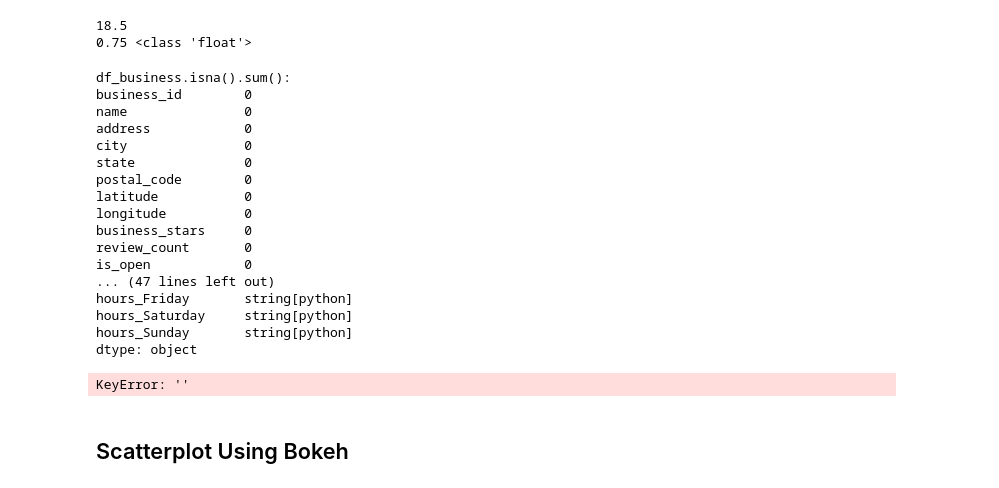
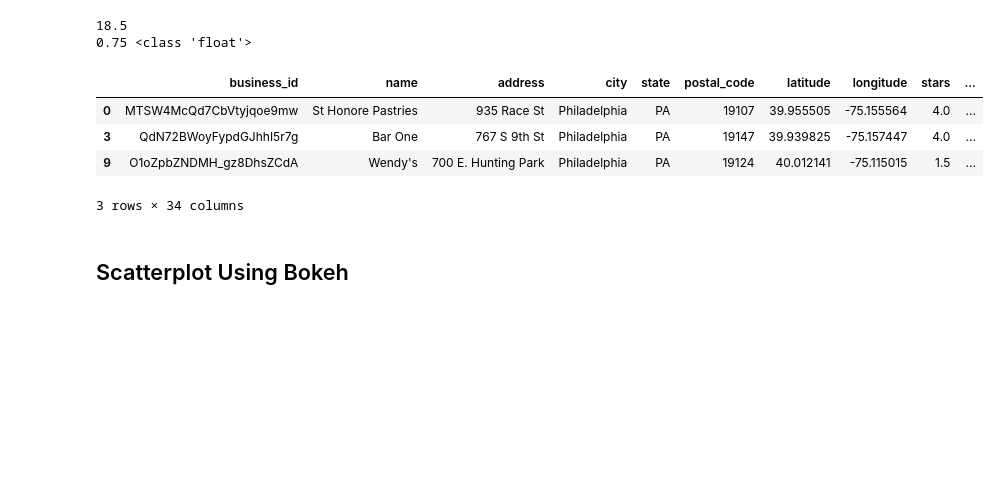
Before and after one commit to Lollobin/yelp-datavisualization, a Jupyter notebook: andreas-experiments/andreas-experiments.ipynb, the cells around one changed output. Saved outputs shown, nothing was run; the diff lists cells and outputs as text; code cells hidden in the pictures; blank space fills up the shorter version.

```diff
--- a/andreas-experiments/andreas-experiments.ipynb
+++ b/andreas-experiments/andreas-experiments.ipynb
@@ -154,43 +163,37 @@ print(test_duration, type(test_duration))
 18.5
 0.75 <class 'float'>
 # %%
+# Define kinds of restaurants we are interested in. May need to delete this later
+# to allow the user to define this with UI
 categories_of_interest = ['Chinese', 'Japanese', 'Italian', 'Polish', 'Scandinavian']
-# Handle NaN values. There are no NaN values
-print(f"df_business.isna().sum(): \n{df_business.isna().sum()}")
-df_business = df_business.dropna(subset=["address"])
-print(f"df_business.isna().sum() after drop: \n{df_business.isna().sum()}")
 
 # Convert column types to string
 df_business = df_business.convert_dtypes()
-print(f"df_business.dtypes: \n{df_business.dtypes}")
+#print(f"df_business.dtypes: \n{df_business.dtypes}")
 
 # Create new column containing a specific category of interest.
 # If not in interest, label the column value "Other"
 df_business['category_of_interest'] = "Other"
 for item in categories_of_interest:
     df_business.loc[df_business['categories'].str.contains(item), 'category_of_interest'] = item
 
-df_business[""]
+# Define the days of the weeks for iteration
+weekdays = ["Monday", "Tuesday", "Wednesday", "Thursday", "Friday", "Saturday", "Sunday"]
+
+for day in weekdays:
+    # Drop the columns where shops are closed
+    df_business = df_business[df_business["hours_" + day] != "Closed"]
+    # Create columns for our x-values
+    df_business[day + "_Hour_Of_Opening_Float"] = df_business["hours_" + day ].apply(get_opening_float)
+    # Create columns for our y-values
+    df_business[day + "_Open_Duration_Float"] = df_business["hours_" + day].apply(get_open_duration_float)
 
 df_business.head(3)
 # %% [output]
+|  | business_id | name | address | city | state | postal_code | latitude | longitude | stars | ... |
+| 0 | MTSW4McQd7CbVtyjqoe9mw | St Honore Pastries | 935 Race St | Philadelphia | PA | 19107 | 39.955505 | -75.155564 | 4.0 | ... |
+| 3 | QdN72BWoyFypdGJhhI5r7g | Bar One | 767 S 9th St | Philadelphia | PA | 19147 | 39.939825 | -75.157447 | 4.0 | ... |
+| 9 | O1oZpbZNDMH_gz8DhsZCdA | Wendy's | 700 E. Hunting Park | Philadelphia | PA | 19124 | 40.012141 | -75.115015 | 1.5 | ... |
-df_business.isna().sum():
-business_id        0
-name               0
-address            0
-city               0
-state              0
-postal_code        0
-latitude           0
-longitude          0
-business_stars     0
-review_count       0
-is_open            0
-... (47 lines left out)
-hours_Friday       string[python]
-hours_Saturday     string[python]
-hours_Sunday       string[python]
-dtype: object
+3 rows × 34 columns
-KeyError: ''
 # %% [markdown]
 ## Scatterplot Using Bokeh
```
Also changed, not shown: parts of 6 cells of this notebook.
